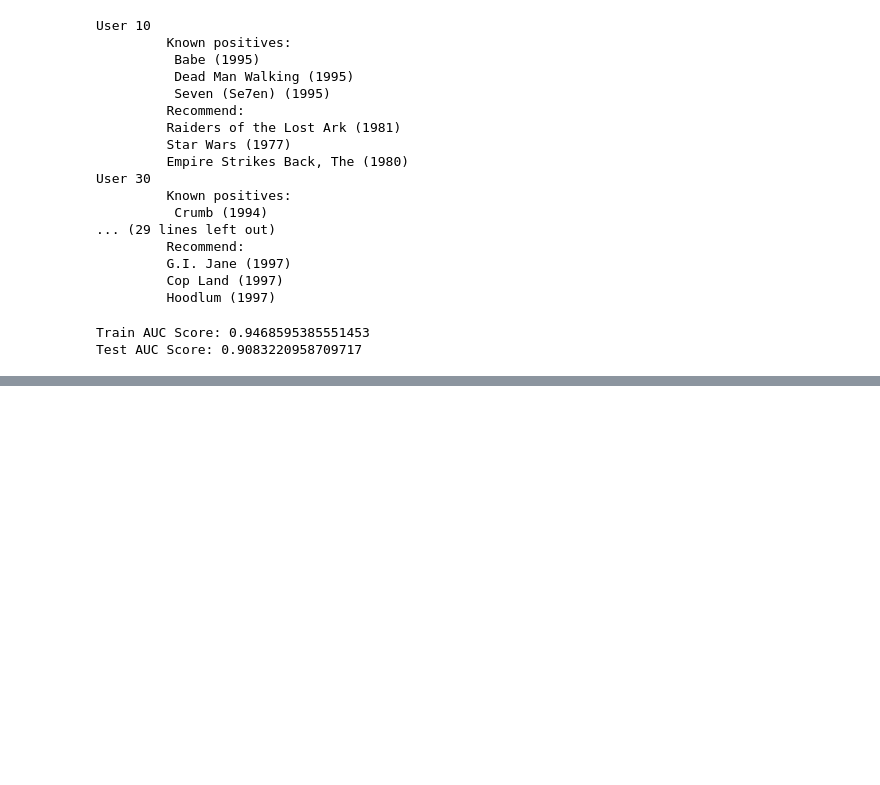
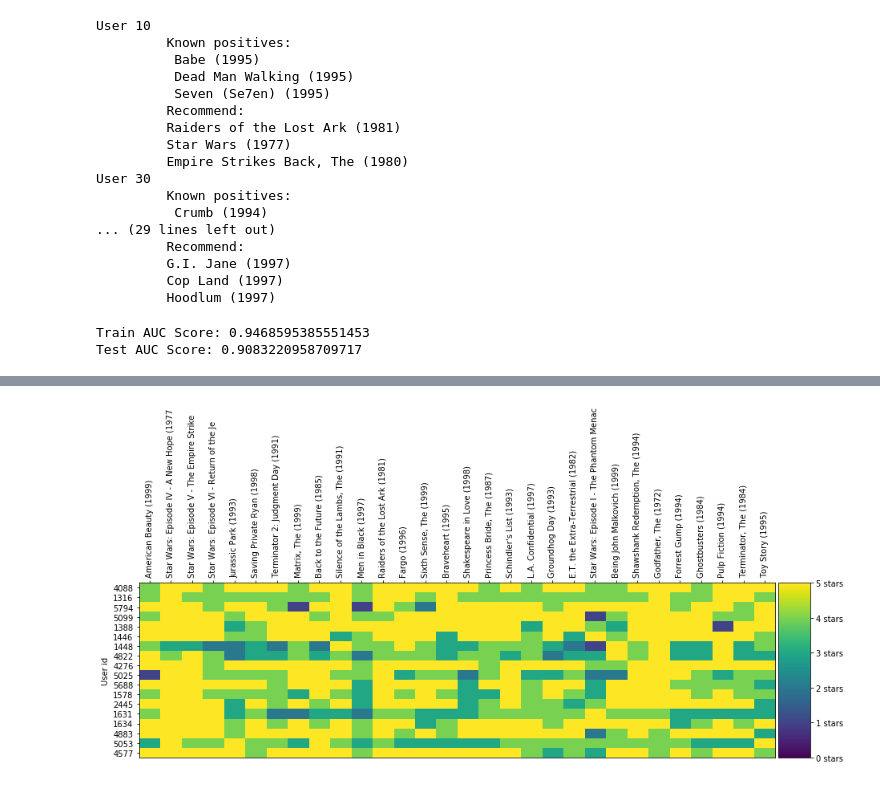
Before and after one commit to goelsarthak/Movies_Recommender_System, a Jupyter notebook: Final Project.ipynb, the cells around one changed output, grey strips where cells are left out. Saved outputs shown, nothing was run; the diff lists cells and outputs as text; code cells hidden in the pictures; blank space fills up the shorter version.

```diff
--- a/Final Project.ipynb
+++ b/Final Project.ipynb
@@ -196,0 +531,45 @@ Test AUC Score: 0.9083220958709717
+# %%
+from mpl_toolkits.axes_grid1 import make_axes_locatable
+
+def draw_movies_heatmap(most_rated_movies_users_selection, axis_labels=True):
+
+    # Reverse to match the order of the printed dataframe
+    #most_rated_movies_users_selection = most_rated_movies_users_selection.iloc[::-1]
+
+    fig = plt.figure(figsize=(15,4))
+    ax = plt.gca()
+
+    # Draw heatmap
+    heatmap = ax.imshow(most_rated_movies_users_selection,  interpolation='nearest', vmin=0, vmax=5, aspect='auto')
+
+    if axis_labels:
+        ax.set_yticks(np.arange(most_rated_movies_users_selection.shape[0]) , minor=False)
+        ax.set_xticks(np.arange(most_rated_movies_users_selection.shape[1]) , minor=False)
+        ax.invert_yaxis()
+        ax.xaxis.tick_top()
+        labels = most_rated_movies_users_selection.columns.str[:40]
+        ax.set_xticklabels(labels, minor=False)
+        ax.set_yticklabels(most_rated_movies_users_selection.index, minor=False)
+        plt.setp(ax.get_xticklabels(), rotation=90)
+    else:
+        ax.get_xaxis().set_visible(False)
+        ax.get_yaxis().set_visible(False)
+
+    ax.grid(False)
+    ax.set_ylabel('User id')
+
+    # Separate heatmap from color bar
+    divider = make_axes_locatable(ax)
+    cax = divider.append_axes("right", size="5%", pad=0.05)
+
+    # Color bar
+    cbar = fig.colorbar(heatmap, ticks=[5, 4, 3, 2, 1, 0], cax=cax)
+    cbar.ax.set_yticklabels(['5 stars', '4 stars','3 stars','2 stars','1 stars','0 stars'])
+
+
+
+    plt.show()
+# %%
+draw_movies_heatmap(most_rated_movies_users_selection)
+# %% [output]
+[figure, added]
```
Also changed, not shown: parts of 47 cells of this notebook.
